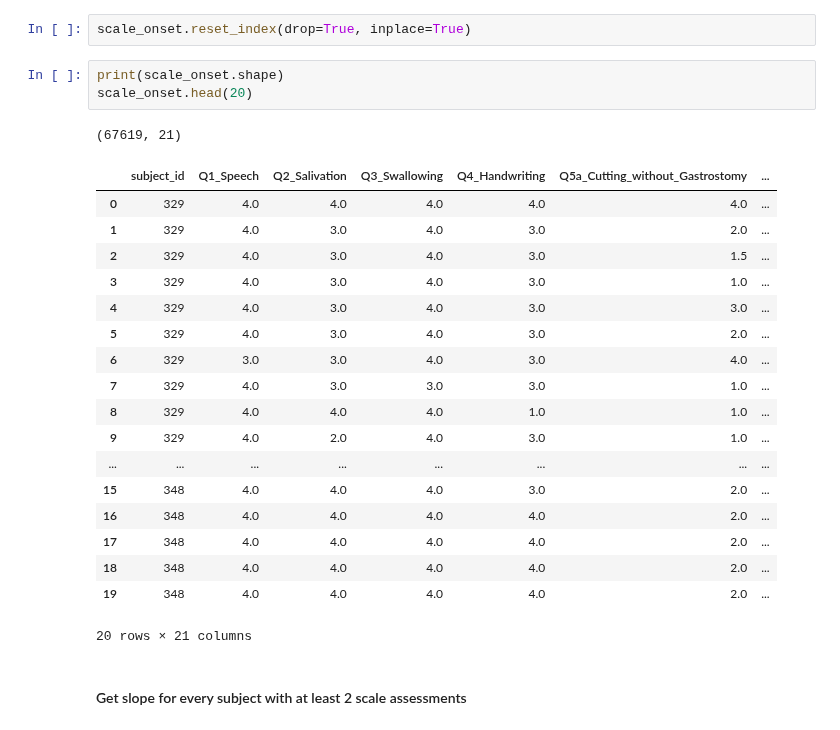
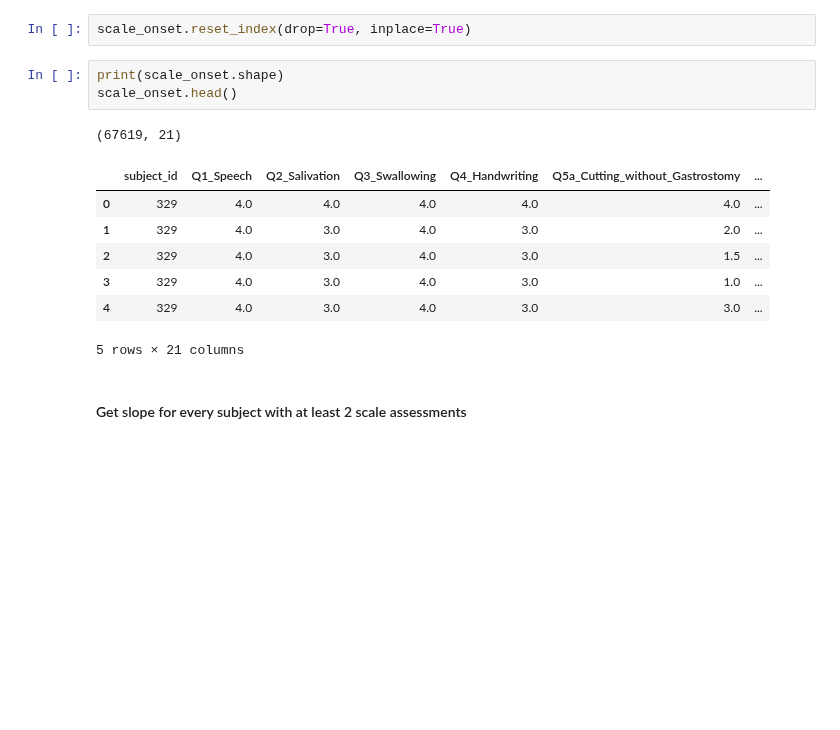
Before and after one commit to ttompk/als, a Jupyter notebook: question.ipynb, the cells around one changed output. Saved outputs shown, nothing was run; the diff lists cells and outputs as text; blank space fills up the shorter version.

```diff
--- a/question.ipynb
+++ b/question.ipynb
@@ -217,27 +217,16 @@ scale_onset.sort_values(by=['subject_id', 'day_since_onset'], inplace=True)
 scale_onset.reset_index(drop=True, inplace=True)
 # %%
 print(scale_onset.shape)
-scale_onset.head(20)
+scale_onset.head()
 # %% [output]
 (67619, 21)
 |  | subject_id | Q1_Speech | Q2_Salivation | Q3_Swallowing | Q4_Handwriting | Q5a_Cutting_without_Gastrostomy | ... |
 | 0 | 329 | 4.0 | 4.0 | 4.0 | 4.0 | 4.0 | ... |
 | 1 | 329 | 4.0 | 3.0 | 4.0 | 3.0 | 2.0 | ... |
 | 2 | 329 | 4.0 | 3.0 | 4.0 | 3.0 | 1.5 | ... |
 | 3 | 329 | 4.0 | 3.0 | 4.0 | 3.0 | 1.0 | ... |
 | 4 | 329 | 4.0 | 3.0 | 4.0 | 3.0 | 3.0 | ... |
-| 5 | 329 | 4.0 | 3.0 | 4.0 | 3.0 | 2.0 | ... |
-| 6 | 329 | 3.0 | 3.0 | 4.0 | 3.0 | 4.0 | ... |
-| 7 | 329 | 4.0 | 3.0 | 3.0 | 3.0 | 1.0 | ... |
-| 8 | 329 | 4.0 | 4.0 | 4.0 | 1.0 | 1.0 | ... |
-| 9 | 329 | 4.0 | 2.0 | 4.0 | 3.0 | 1.0 | ... |
-| ... | ... | ... | ... | ... | ... | ... | ... |
-| 15 | 348 | 4.0 | 4.0 | 4.0 | 3.0 | 2.0 | ... |
-| 16 | 348 | 4.0 | 4.0 | 4.0 | 4.0 | 2.0 | ... |
-| 17 | 348 | 4.0 | 4.0 | 4.0 | 4.0 | 2.0 | ... |
-| 18 | 348 | 4.0 | 4.0 | 4.0 | 4.0 | 2.0 | ... |
-| 19 | 348 | 4.0 | 4.0 | 4.0 | 4.0 | 2.0 | ... |
-20 rows × 21 columns
+5 rows × 21 columns
 # %% [markdown]
 #### Get slope for every subject with at least 2 scale assessments
 # %%
```
Also changed, not shown: parts of 9 cells of this notebook, 1 other file.
